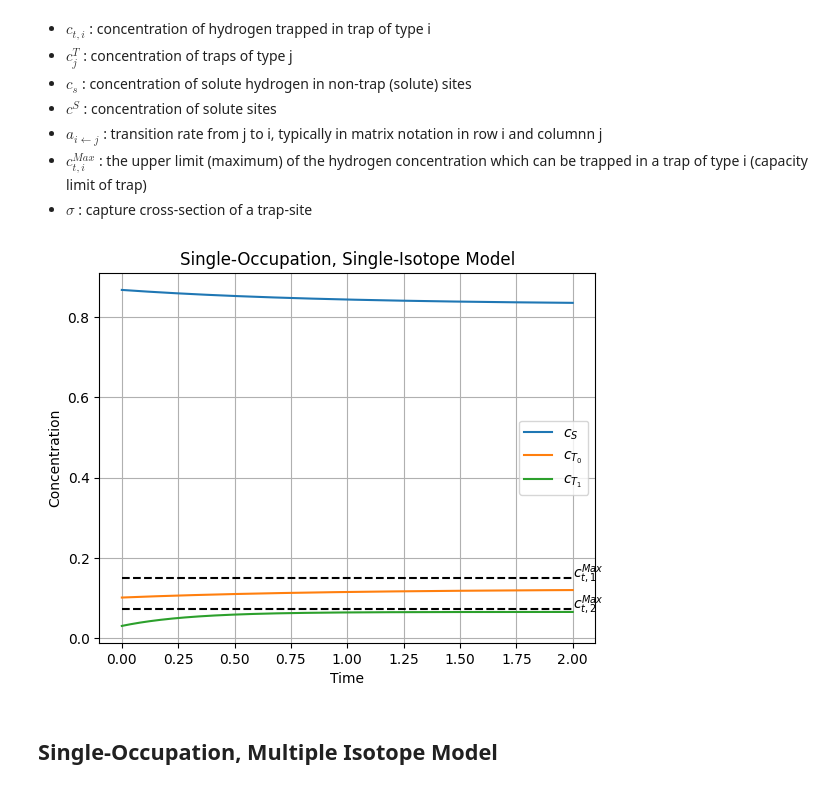
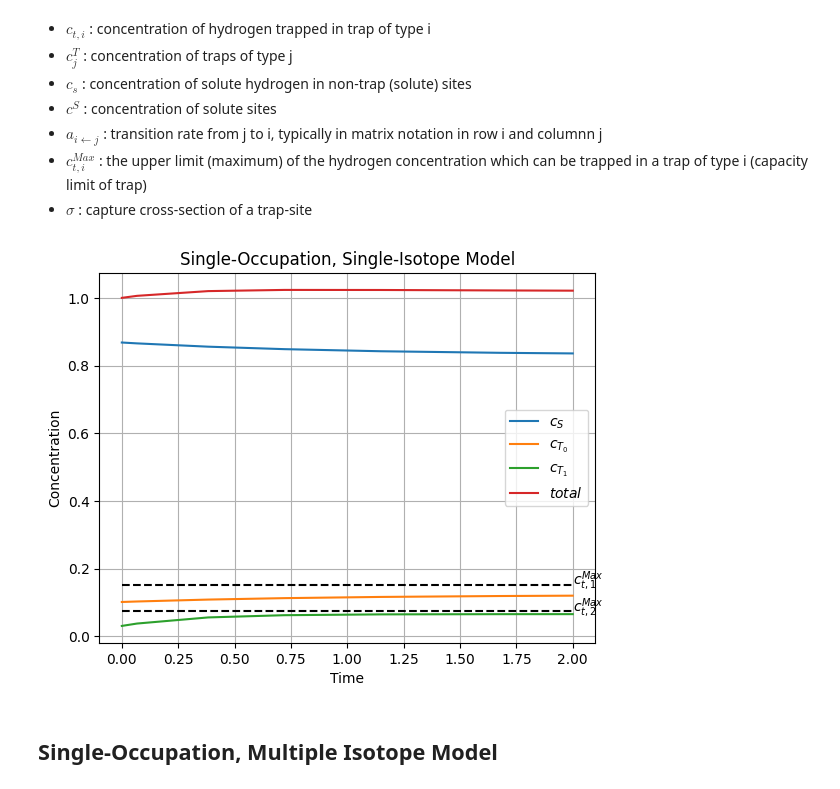
Before and after one commit to Davidxdydz/TrapDiffusion, a Jupyter notebook: StatesSimulation.ipynb, the cells around one changed output. Cells and saved outputs as stored; diff of their text form; code cells hidden in the pictures.

```diff
--- a/StatesSimulation.ipynb
+++ b/StatesSimulation.ipynb
@@ -124,10 +126,10 @@ class SingleOccupationSingleIsotope(TrapDiffusion):
         self.c[1:] *=self.c_Max
         self.c[0] = 1 - np.sum(self.c[1:])
 
-    def rhs(self,c,t):
+    def rhs(self,t,c):
         return hadamard(1/self.c_S_T, self.A@c + hadamard(c,self.B@c))
 
-    def jacobian(self,c,t):
+    def jacobian(self,t,c):
         return hadamard(1/self.c_S_T, self.A + self.B@c + hadamard(c,self.B))
 
     @property
@@ -141,12 +143,14 @@ class SingleOccupationSingleIsotope(TrapDiffusion):
 
     def plot_details(self):
         for i, cm in enumerate(self.c_Max):
-            plt.hlines([cm], 0, self.ts[-1], linestyles = "dashed", color = "black")
-            plt.text(self.ts[-1], cm, f"$c^{{Max}}_{{t,{i+1}}}$")
+            plt.hlines([cm], 0, self.t_final, linestyles = "dashed", color = "black")
+            plt.text(self.t_final, cm, f"$c^{{Max}}_{{t,{i+1}}}$")
+        plt.plot(self.sol.t,np.sum(self.sol.y, axis = 0), label = "$total$")
 # %%
 np.random.seed(1)
-SingleOccupationSingleIsotope(2).plot()
+s = SingleOccupationSingleIsotope(2)
+s.plot()
 # %% [output]
-[figure, old version]
+[figure, new version]
 # %% [markdown]
 ## Single-Occupation, Multiple Isotope Model
```
Also changed, not shown: parts of 2 cells of this notebook, 1 other file.
